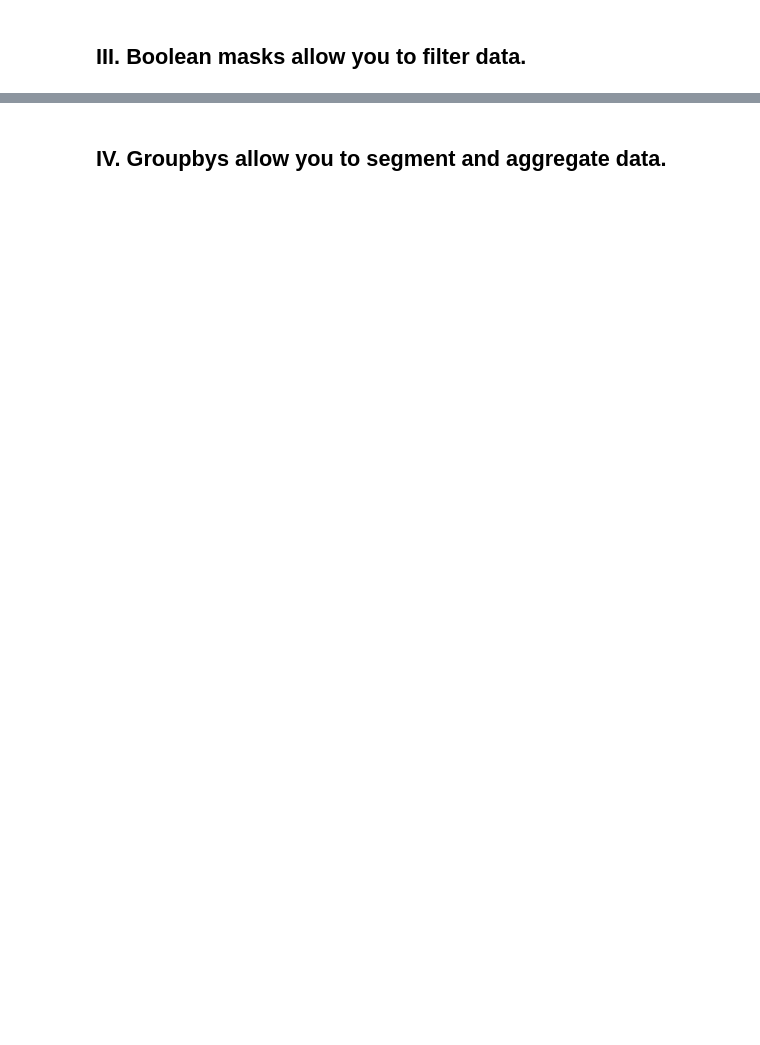
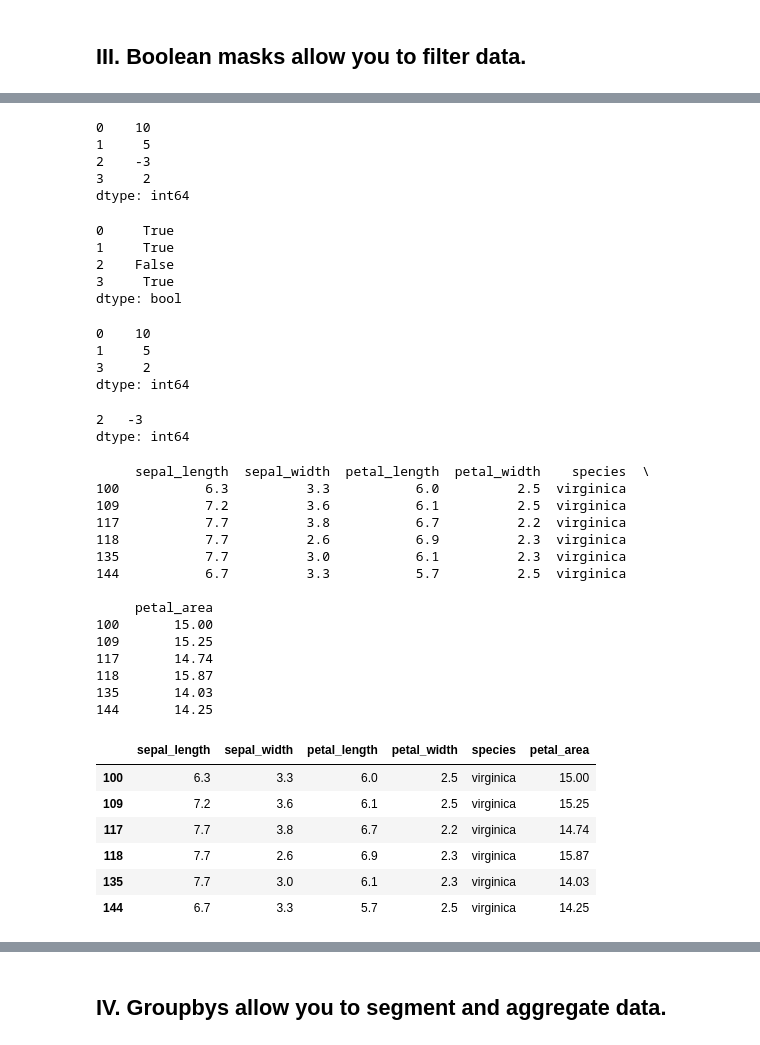
Before and after one commit to tundeiness/secret-agent-bootcamp, a Jupyter notebook: 5 - Workbook - Pandas.ipynb, the cells around one changed output, grey strips where cells are left out. Saved outputs shown, nothing was run; the diff lists cells and outputs as text; code cells hidden in the pictures; blank space fills up the shorter version.

```diff
--- a/5 - Workbook - Pandas.ipynb
+++ b/5 - Workbook - Pandas.ipynb
@@ -19,0 +199,76 @@ Use this space to practice writing and implementing all of the code from Coding
+# %%
+# in real life a boolean mask is created by applying a conditional  statement to another pandas series
+
+
+example = pd.Series([10, 5, -3, 2])
+
+print(example)
+# %% [output]
+0    10
+1     5
+2    -3
+3     2
+dtype: int64
+# %%
+# create a boolean mask for all positive values in example using a condition
+
+series_mask = example > 0
+
+print(series_mask)
+# %% [output]
+0     True
+1     True
+2    False
+3     True
+dtype: bool
+# %%
+# use the boolean mask to filter example and keep positive observations
+
+print(example[series_mask])
+# %% [output]
+0    10
+1     5
+3     2
+dtype: int64
+# %%
+# inverted filtering
+
+
+print(example[-series_mask])
+# %% [output]
+2   -3
+dtype: int64
+# %%
+# filtering rows from dataframe
+
+# create mask
+
+mask = iris_df.petal_area > 14
+
+# index the mask in the data frame
+print(iris_df[mask])
+
+iris_df[mask]
+# %% [output]
+     sepal_length  sepal_width  petal_length  petal_width    species  \
+100           6.3          3.3           6.0          2.5  virginica
+109           7.2          3.6           6.1          2.5  virginica
+117           7.7          3.8           6.7          2.2  virginica
+118           7.7          2.6           6.9          2.3  virginica
+135           7.7          3.0           6.1          2.3  virginica
+144           6.7          3.3           5.7          2.5  virginica
+
+     petal_area
+100       15.00
+109       15.25
+117       14.74
+118       15.87
+135       14.03
+144       14.25
+|  | sepal_length | sepal_width | petal_length | petal_width | species | petal_area |
+| 100 | 6.3 | 3.3 | 6.0 | 2.5 | virginica | 15.00 |
+| 109 | 7.2 | 3.6 | 6.1 | 2.5 | virginica | 15.25 |
+| 117 | 7.7 | 3.8 | 6.7 | 2.2 | virginica | 14.74 |
+| 118 | 7.7 | 2.6 | 6.9 | 2.3 | virginica | 15.87 |
+| 135 | 7.7 | 3.0 | 6.1 | 2.3 | virginica | 14.03 |
+| 144 | 6.7 | 3.3 | 5.7 | 2.5 | virginica | 14.25 |
```
Also changed, not shown: parts of 24 cells of this notebook.
